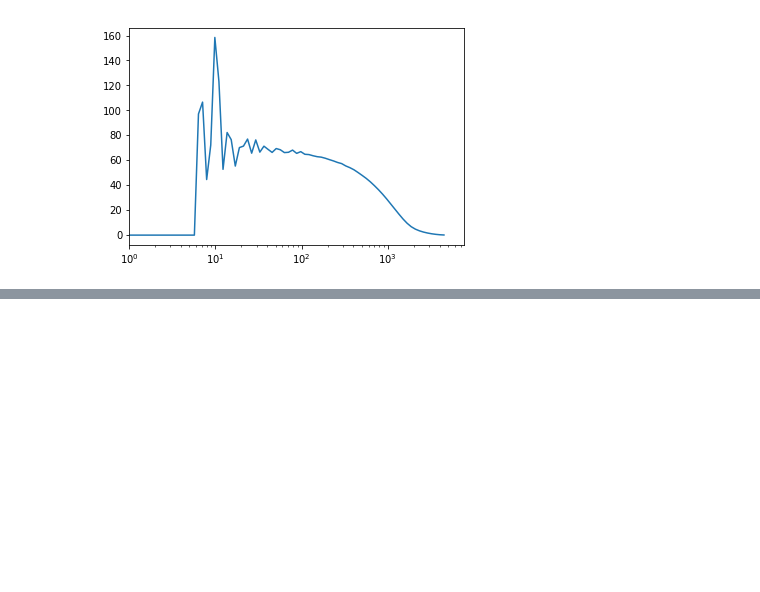
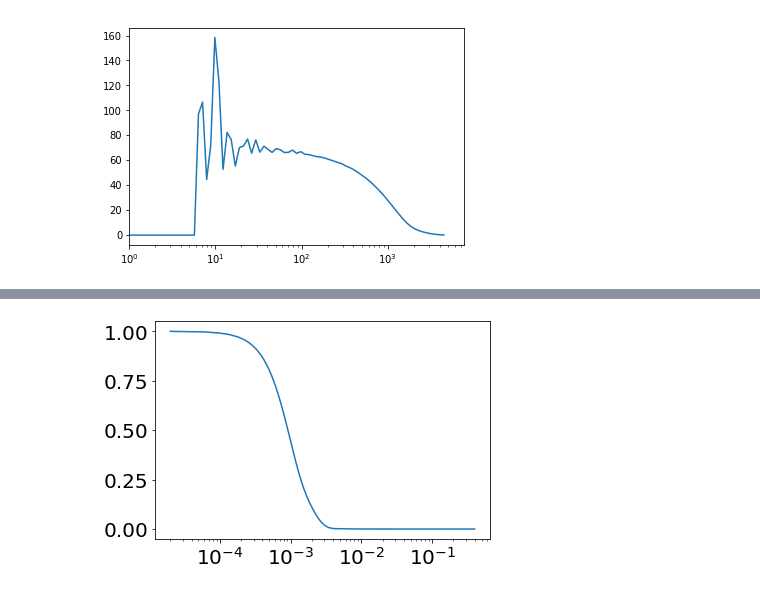
Before and after one commit to mehdirezaie/eboss, a Jupyter notebook: window.ipynb, the cells around one changed output, grey strips where cells are left out. Cells and saved outputs as stored; diff of their text form; code cells hidden in the pictures; blank space fills up the shorter version.

```diff
--- a/window.ipynb
+++ b/window.ipynb
@@ -317,0 +253,5 @@ plot_W0ellk(ax=ax[1])
+# %%
+plt.plot(k, w_dicts['W^0_0(k)'])
+plt.xscale('log')
+# %% [output]
+[figure, added]
```
Also changed, not shown: parts of 41 cells of this notebook, 3 other files.
